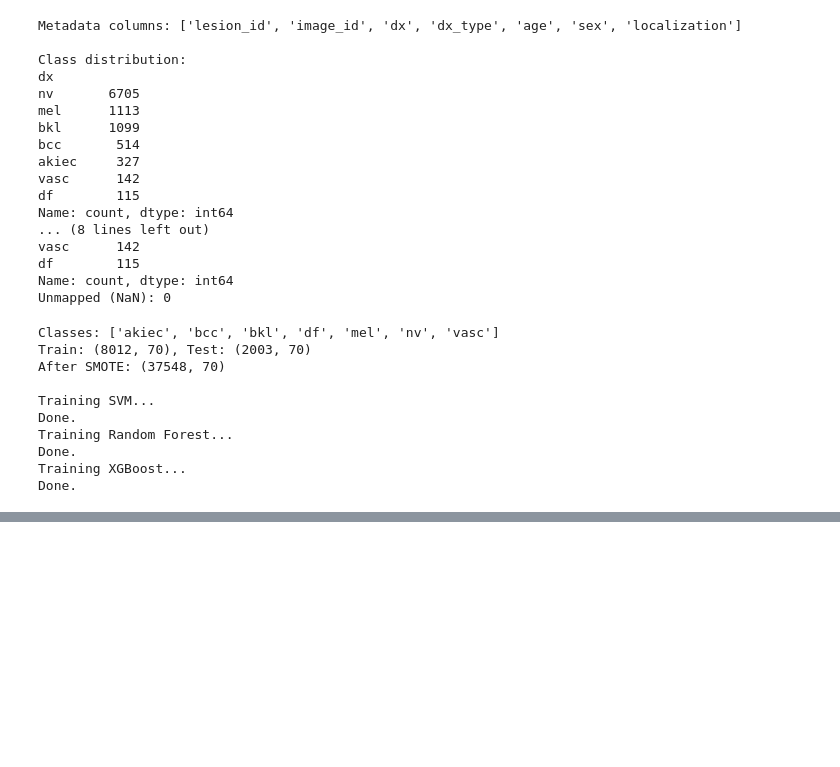
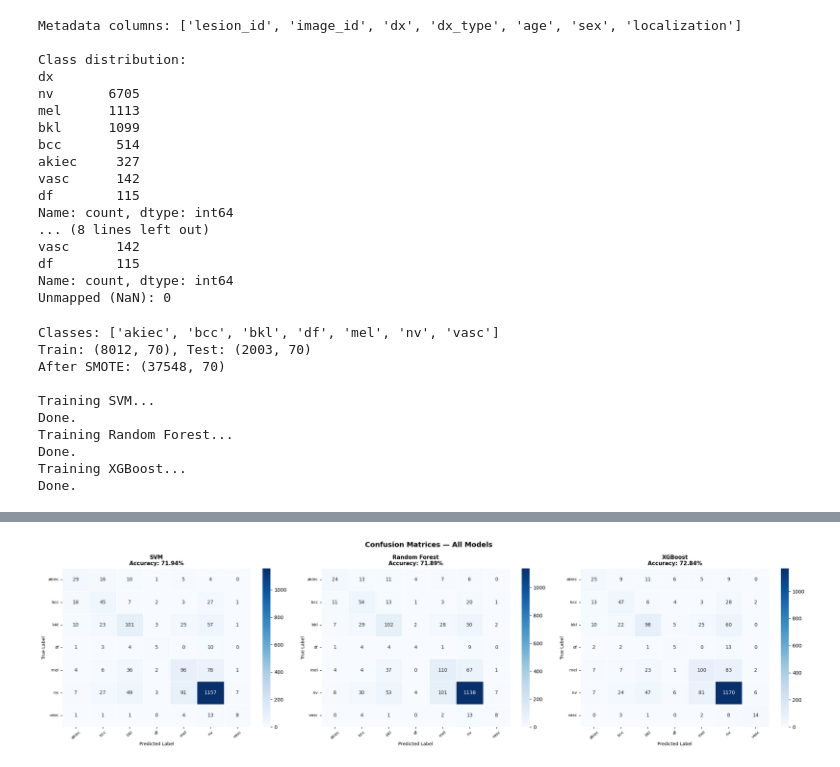
Before and after one commit to shiprachoubey540-bit/Skin-Lesion-Type-Classification-Using-Texture-and-Color-Features-with-SVM, a Jupyter notebook: data_preprocess_eda.ipynb, the cells around one changed output, grey strips where cells are left out. Drawn from its saved outputs; the diff is of its cells as text; code cells hidden in the pictures; blank space fills up the shorter version.

Commit message:
Evaluation, Comparison, Confusion Matrix, Class Specificity and Sensitivity

```diff
--- a/data_preprocess_eda.ipynb
+++ b/data_preprocess_eda.ipynb
@@ -964,0 +1095,23 @@ Done.
+# %%
+# ── Plot 1: Confusion Matrices for all 3 models ─────────────────────────
+fig, axes = plt.subplots(1, 3, figsize=(22, 6))
+fig.suptitle("Confusion Matrices — All Models", fontsize=14, fontweight='bold')
+
+for ax, (name, res) in zip(axes, results.items()):
+    cm = confusion_matrix(y_test, res["y_pred"])
+    sns.heatmap(
+        cm, annot=True, fmt='d', cmap='Blues',
+        xticklabels=CLASS_NAMES, yticklabels=CLASS_NAMES,
+        ax=ax, linewidths=0.5
+    )
+    acc = res["accuracy"] * 100
+    ax.set_title(f"{name}\nAccuracy: {acc:.2f}%", fontsize=11, fontweight='bold')
+    ax.set_xlabel("Predicted Label", fontsize=9)
+    ax.set_ylabel("True Label", fontsize=9)
+    ax.tick_params(axis='x', rotation=40, labelsize=8)
+    ax.tick_params(axis='y', rotation=0,  labelsize=8)
+
+plt.tight_layout()
+plt.show()
+# %% [output]
+[figure, added]
```
Also changed, not shown: parts of 15 cells of this notebook, 2 other files.
